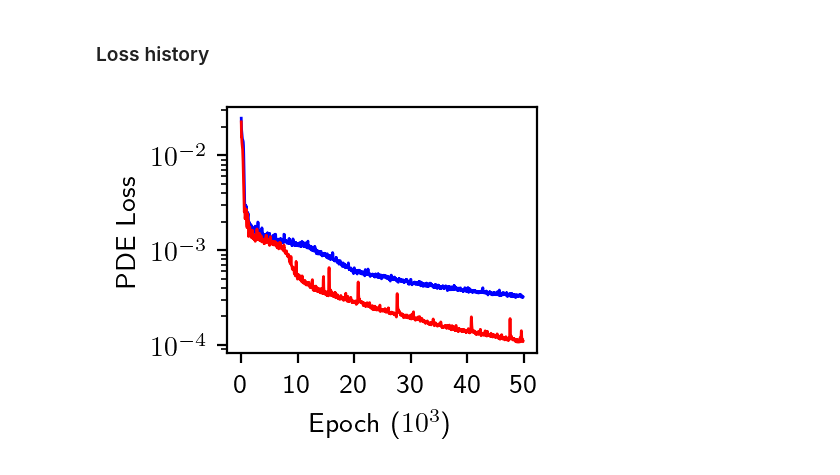
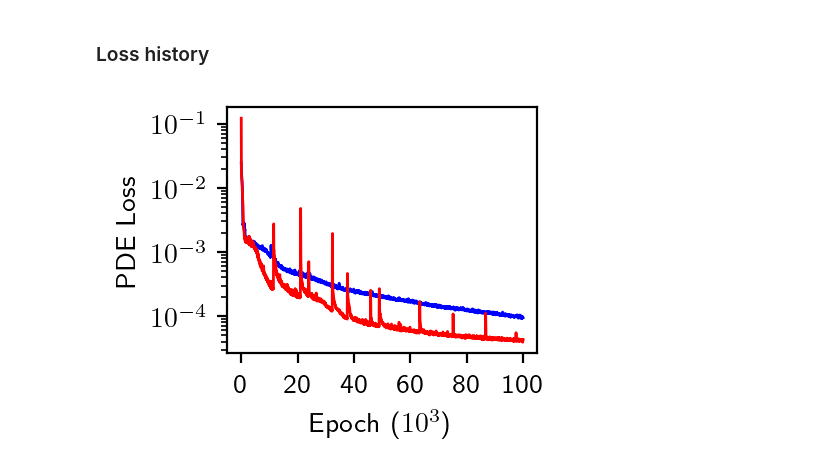
Before and after one commit to kuangdai/mlp_kgi, a Jupyter notebook: 05_deeponet.ipynb, the cells around one changed output. Drawn from its saved outputs; the diff is of its cells as text; code cells hidden in the pictures.

```diff
--- a/05_deeponet.ipynb
+++ b/05_deeponet.ipynb
@@ -194,7 +194,7 @@ def train(kgi, seed=0, iterations=10000):
 # %%
 # train all models
 seeds = list(range(10))  # use `seeds = [0]` for fast test
-epochs = 200000  # use a smaller one for fast test
+epochs = 100000  # use a smaller one for fast test
 out_dir = Path("results/deeponet_paper")
 
 out_dir.mkdir(exist_ok=True, parents=True)
@@ -295,20 +295,20 @@ Stokes Flow & $3.33\!\pm\!0.35$ & $1.19\!\pm\!0.09$ & $0.15\!\pm\!0.01$ & $0.09\
 # %%
 def moving_ave(series, window_size):
     """ Moving average to smooth the loss history a little bit """
     return np.convolve(series, np.ones(window_size) / window_size, mode='valid')
 
 
 _, ax = plt.subplots(figsize=(5 / 2.5, 4 / 2.5), dpi=200)
 seed_ = 2
 hist_def = np.loadtxt(out_dir / f"{seed_}_{False}")[:, -1]
 hist_kgi = np.loadtxt(out_dir / f"{seed_}_{True}")[:, -1]
 ax.plot(np.arange(0, epochs // 20 - 3), moving_ave(hist_def, 5), label="No KGI", lw=1, c='b')
 ax.plot(np.arange(0, epochs // 20 - 3), moving_ave(hist_kgi, 5), label="KGI", lw=1, c='r')
-ax.set_xticks(np.array([0, 10000 // 20, 20000 // 20, 30000 // 20, 40000 // 20, 50000 // 20]) * 4,
-              np.array([0, 10, 20, 30, 40, 50]) * 4)
+ax.set_xticks(np.array([0, 10000 // 20, 20000 // 20, 30000 // 20, 40000 // 20, 50000 // 20]) * 2,
+              np.array([0, 10, 20, 30, 40, 50]) * 2)
 ax.set_ylabel("PDE Loss")
 ax.set_xlabel("Epoch ($10^3$)")
 ax.set_yscale("log")
 plt.show()
 # %% [output]
-[figure, old version]
+[figure, new version]
```
Also changed, not shown: parts of 1 cell of this notebook, 21 other files.
